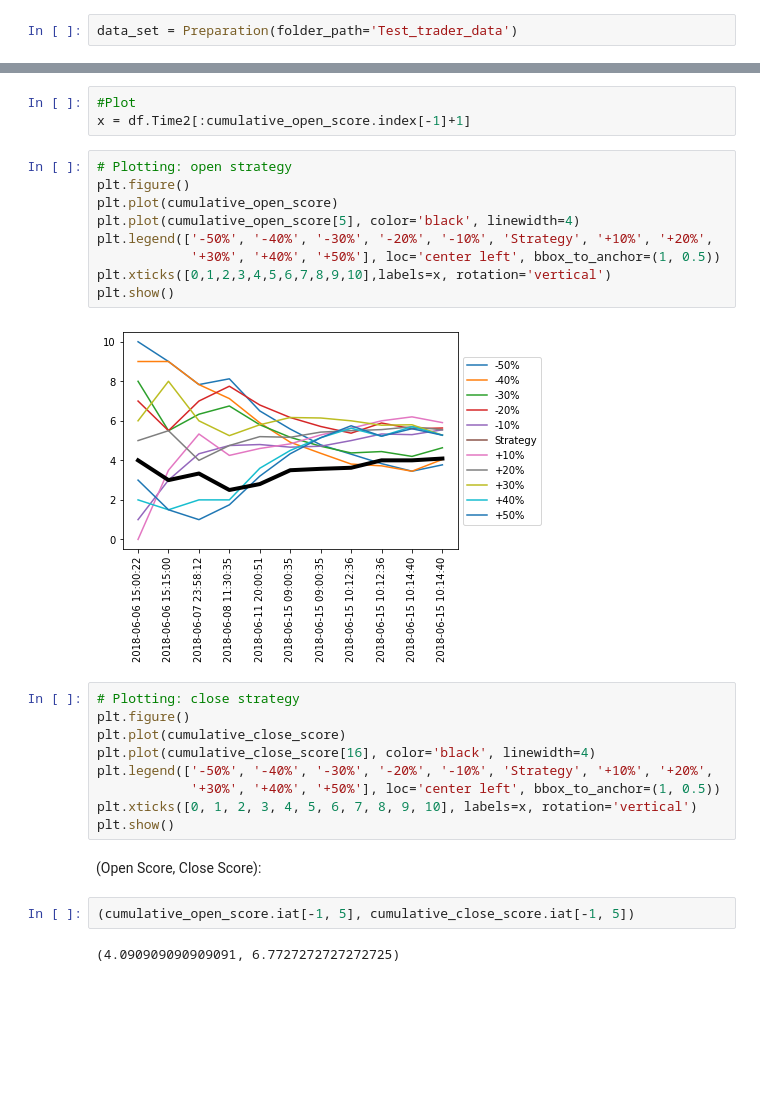
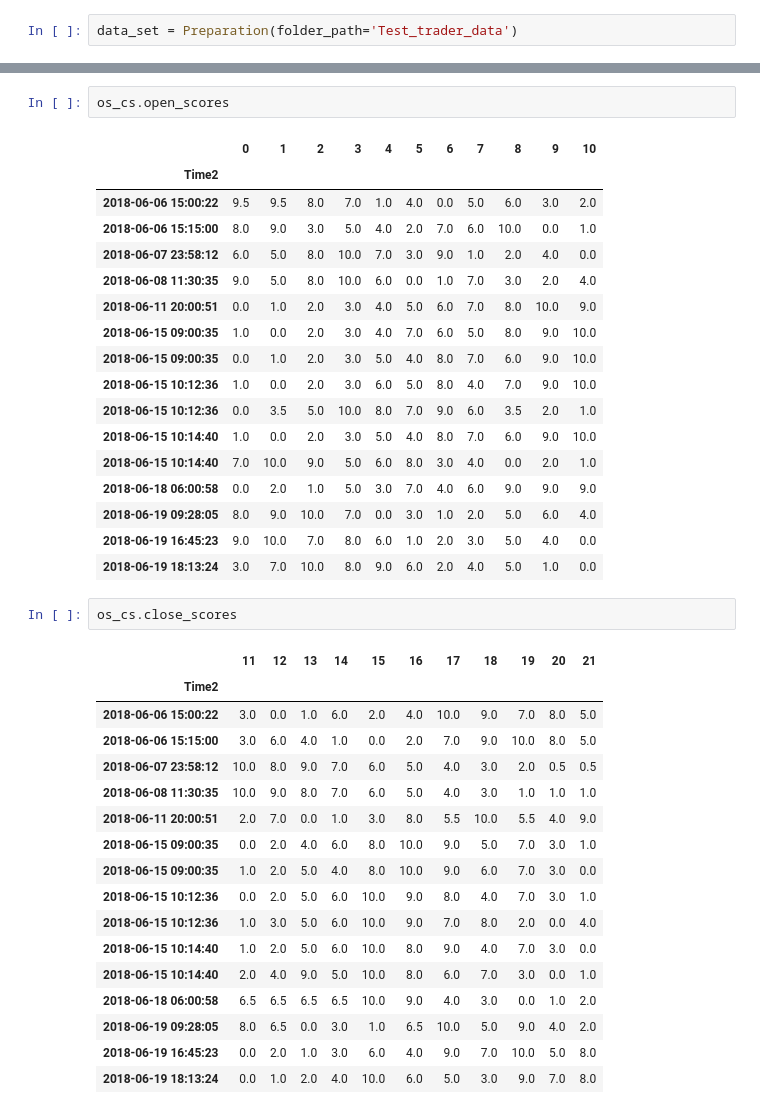
Before and after one commit to adaji/TraderEvaluation, a Jupyter notebook: TestNote.ipynb, the cells around one changed output, grey strips where cells are left out. Cells and saved outputs as stored; diff of their text form; blank space fills up the shorter version.

```diff
--- a/TestNote.ipynb
+++ b/TestNote.ipynb
@@ -281,29 +114,40 @@ cumulative_close_score = close_scores.cumsum().div((close_scores.index.values +
-# %%
-#Plot
-x = df.Time2[:cumulative_open_score.index[-1]+1]
-# %%
-# Plotting: open strategy
-plt.figure()
-plt.plot(cumulative_open_score)
-plt.plot(cumulative_open_score[5], color='black', linewidth=4)
-plt.legend(['-50%', '-40%', '-30%', '-20%', '-10%', 'Strategy', '+10%', '+20%',
-            '+30%', '+40%', '+50%'], loc='center left', bbox_to_anchor=(1, 0.5))
-plt.xticks([0,1,2,3,4,5,6,7,8,9,10],labels=x, rotation='vertical')
-plt.show()
-# %% [output]
-[figure, removed]
-# %%
-# Plotting: close strategy
-plt.figure()
-plt.plot(cumulative_close_score)
-plt.plot(cumulative_close_score[16], color='black', linewidth=4)
-plt.legend(['-50%', '-40%', '-30%', '-20%', '-10%', 'Strategy', '+10%', '+20%',
-            '+30%', '+40%', '+50%'], loc='center left', bbox_to_anchor=(1, 0.5))
-plt.xticks([0, 1, 2, 3, 4, 5, 6, 7, 8, 9, 10], labels=x, rotation='vertical')
-plt.show()
-# %% [markdown]
-(Open Score, Close Score):
-# %%
-(cumulative_open_score.iat[-1, 5], cumulative_close_score.iat[-1, 5])
-# %% [output]
-(4.090909090909091, 6.7727272727272725)
+# %%
+os_cs.open_scores
+# %% [output]
+|  | 0 | 1 | 2 | 3 | 4 | 5 | 6 | 7 | 8 | 9 | 10 |
+| Time2 |  |  |  |  |  |  |  |  |  |  |  |
+| 2018-06-06 15:00:22 | 9.5 | 9.5 | 8.0 | 7.0 | 1.0 | 4.0 | 0.0 | 5.0 | 6.0 | 3.0 | 2.0 |
+| 2018-06-06 15:15:00 | 8.0 | 9.0 | 3.0 | 5.0 | 4.0 | 2.0 | 7.0 | 6.0 | 10.0 | 0.0 | 1.0 |
+| 2018-06-07 23:58:12 | 6.0 | 5.0 | 8.0 | 10.0 | 7.0 | 3.0 | 9.0 | 1.0 | 2.0 | 4.0 | 0.0 |
+| 2018-06-08 11:30:35 | 9.0 | 5.0 | 8.0 | 10.0 | 6.0 | 0.0 | 1.0 | 7.0 | 3.0 | 2.0 | 4.0 |
+| 2018-06-11 20:00:51 | 0.0 | 1.0 | 2.0 | 3.0 | 4.0 | 5.0 | 6.0 | 7.0 | 8.0 | 10.0 | 9.0 |
+| 2018-06-15 09:00:35 | 1.0 | 0.0 | 2.0 | 3.0 | 4.0 | 7.0 | 6.0 | 5.0 | 8.0 | 9.0 | 10.0 |
+| 2018-06-15 09:00:35 | 0.0 | 1.0 | 2.0 | 3.0 | 5.0 | 4.0 | 8.0 | 7.0 | 6.0 | 9.0 | 10.0 |
+| 2018-06-15 10:12:36 | 1.0 | 0.0 | 2.0 | 3.0 | 6.0 | 5.0 | 8.0 | 4.0 | 7.0 | 9.0 | 10.0 |
+| 2018-06-15 10:12:36 | 0.0 | 3.5 | 5.0 | 10.0 | 8.0 | 7.0 | 9.0 | 6.0 | 3.5 | 2.0 | 1.0 |
+| 2018-06-15 10:14:40 | 1.0 | 0.0 | 2.0 | 3.0 | 5.0 | 4.0 | 8.0 | 7.0 | 6.0 | 9.0 | 10.0 |
+| 2018-06-15 10:14:40 | 7.0 | 10.0 | 9.0 | 5.0 | 6.0 | 8.0 | 3.0 | 4.0 | 0.0 | 2.0 | 1.0 |
+| 2018-06-18 06:00:58 | 0.0 | 2.0 | 1.0 | 5.0 | 3.0 | 7.0 | 4.0 | 6.0 | 9.0 | 9.0 | 9.0 |
+| 2018-06-19 09:28:05 | 8.0 | 9.0 | 10.0 | 7.0 | 0.0 | 3.0 | 1.0 | 2.0 | 5.0 | 6.0 | 4.0 |
+| 2018-06-19 16:45:23 | 9.0 | 10.0 | 7.0 | 8.0 | 6.0 | 1.0 | 2.0 | 3.0 | 5.0 | 4.0 | 0.0 |
+| 2018-06-19 18:13:24 | 3.0 | 7.0 | 10.0 | 8.0 | 9.0 | 6.0 | 2.0 | 4.0 | 5.0 | 1.0 | 0.0 |
+# %%
+os_cs.close_scores
+# %% [output]
+|  | 11 | 12 | 13 | 14 | 15 | 16 | 17 | 18 | 19 | 20 | 21 |
+| Time2 |  |  |  |  |  |  |  |  |  |  |  |
+| 2018-06-06 15:00:22 | 3.0 | 0.0 | 1.0 | 6.0 | 2.0 | 4.0 | 10.0 | 9.0 | 7.0 | 8.0 | 5.0 |
+| 2018-06-06 15:15:00 | 3.0 | 6.0 | 4.0 | 1.0 | 0.0 | 2.0 | 7.0 | 9.0 | 10.0 | 8.0 | 5.0 |
+| 2018-06-07 23:58:12 | 10.0 | 8.0 | 9.0 | 7.0 | 6.0 | 5.0 | 4.0 | 3.0 | 2.0 | 0.5 | 0.5 |
+| 2018-06-08 11:30:35 | 10.0 | 9.0 | 8.0 | 7.0 | 6.0 | 5.0 | 4.0 | 3.0 | 1.0 | 1.0 | 1.0 |
+| 2018-06-11 20:00:51 | 2.0 | 7.0 | 0.0 | 1.0 | 3.0 | 8.0 | 5.5 | 10.0 | 5.5 | 4.0 | 9.0 |
+| 2018-06-15 09:00:35 | 0.0 | 2.0 | 4.0 | 6.0 | 8.0 | 10.0 | 9.0 | 5.0 | 7.0 | 3.0 | 1.0 |
+| 2018-06-15 09:00:35 | 1.0 | 2.0 | 5.0 | 4.0 | 8.0 | 10.0 | 9.0 | 6.0 | 7.0 | 3.0 | 0.0 |
+| 2018-06-15 10:12:36 | 0.0 | 2.0 | 5.0 | 6.0 | 10.0 | 9.0 | 8.0 | 4.0 | 7.0 | 3.0 | 1.0 |
+| 2018-06-15 10:12:36 | 1.0 | 3.0 | 5.0 | 6.0 | 10.0 | 9.0 | 7.0 | 8.0 | 2.0 | 0.0 | 4.0 |
+| 2018-06-15 10:14:40 | 1.0 | 2.0 | 5.0 | 6.0 | 10.0 | 8.0 | 9.0 | 4.0 | 7.0 | 3.0 | 0.0 |
+| 2018-06-15 10:14:40 | 2.0 | 4.0 | 9.0 | 5.0 | 10.0 | 8.0 | 6.0 | 7.0 | 3.0 | 0.0 | 1.0 |
+| 2018-06-18 06:00:58 | 6.5 | 6.5 | 6.5 | 6.5 | 10.0 | 9.0 | 4.0 | 3.0 | 0.0 | 1.0 | 2.0 |
+| 2018-06-19 09:28:05 | 8.0 | 6.5 | 0.0 | 3.0 | 1.0 | 6.5 | 10.0 | 5.0 | 9.0 | 4.0 | 2.0 |
+| 2018-06-19 16:45:23 | 0.0 | 2.0 | 1.0 | 3.0 | 6.0 | 4.0 | 9.0 | 7.0 | 10.0 | 5.0 | 8.0 |
+| 2018-06-19 18:13:24 | 0.0 | 1.0 | 2.0 | 4.0 | 10.0 | 6.0 | 5.0 | 3.0 | 9.0 | 7.0 | 8.0 |
```
Also changed, not shown: parts of 27 cells of this notebook, 1 other file.
